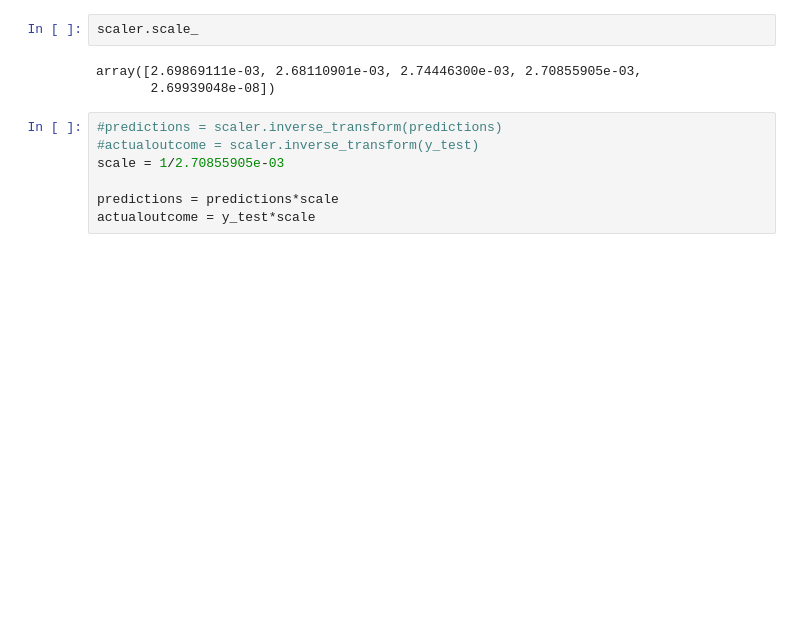
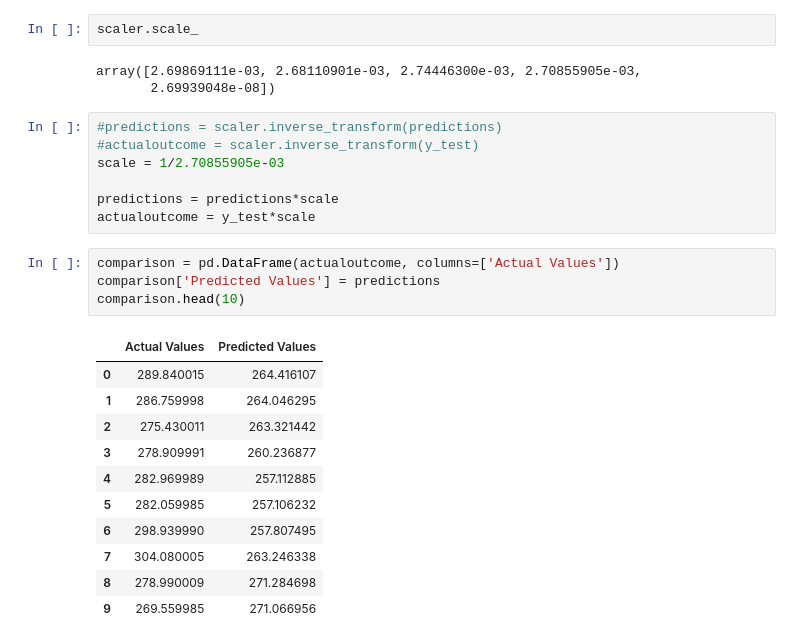
Before and after one commit to vidvatabuch/Tesla-Stock-Analysis, a Jupyter notebook: Tesla stock analysis.ipynb, the cells around one changed output. Drawn from its saved outputs; the diff is of its cells as text; blank space fills up the shorter version.

```diff
--- a/Tesla stock analysis.ipynb
+++ b/Tesla stock analysis.ipynb
@@ -407,6 +415,22 @@ scale = 1/2.70855905e-03
 
 predictions = predictions*scale
 actualoutcome = y_test*scale
+# %%
+comparison = pd.DataFrame(actualoutcome, columns=['Actual Values'])
+comparison['Predicted Values'] = predictions
+comparison.head(10)
+# %% [output]
+|  | Actual Values | Predicted Values |
+| 0 | 289.840015 | 264.416107 |
+| 1 | 286.759998 | 264.046295 |
+| 2 | 275.430011 | 263.321442 |
+| 3 | 278.909991 | 260.236877 |
+| 4 | 282.969989 | 257.112885 |
+| 5 | 282.059985 | 257.106232 |
+| 6 | 298.939990 | 257.807495 |
+| 7 | 304.080005 | 263.246338 |
+| 8 | 278.990009 | 271.284698 |
+| 9 | 269.559985 | 271.066956 |
 # %%
 plt.figure(figsize=(10,6))
 plt.plot(actualoutcome, color='red', label='Actual Tesla Stock Prices')
```
Also changed, not shown: parts of 11 cells of this notebook.
